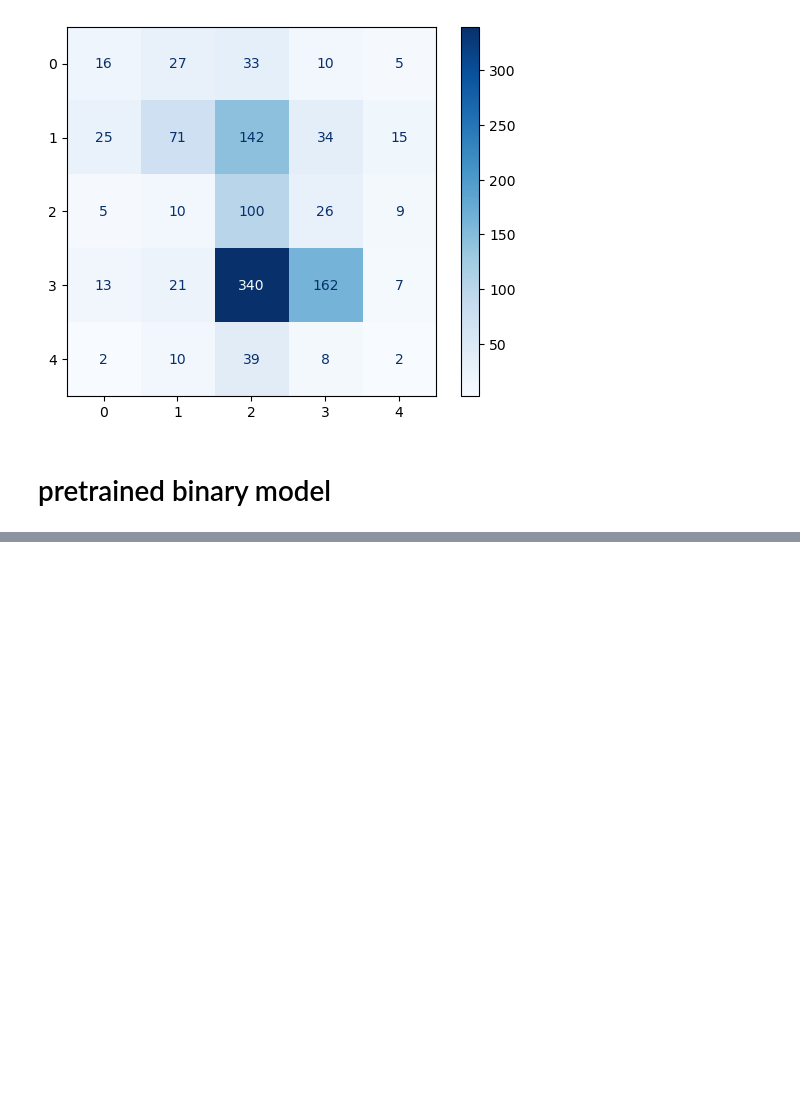
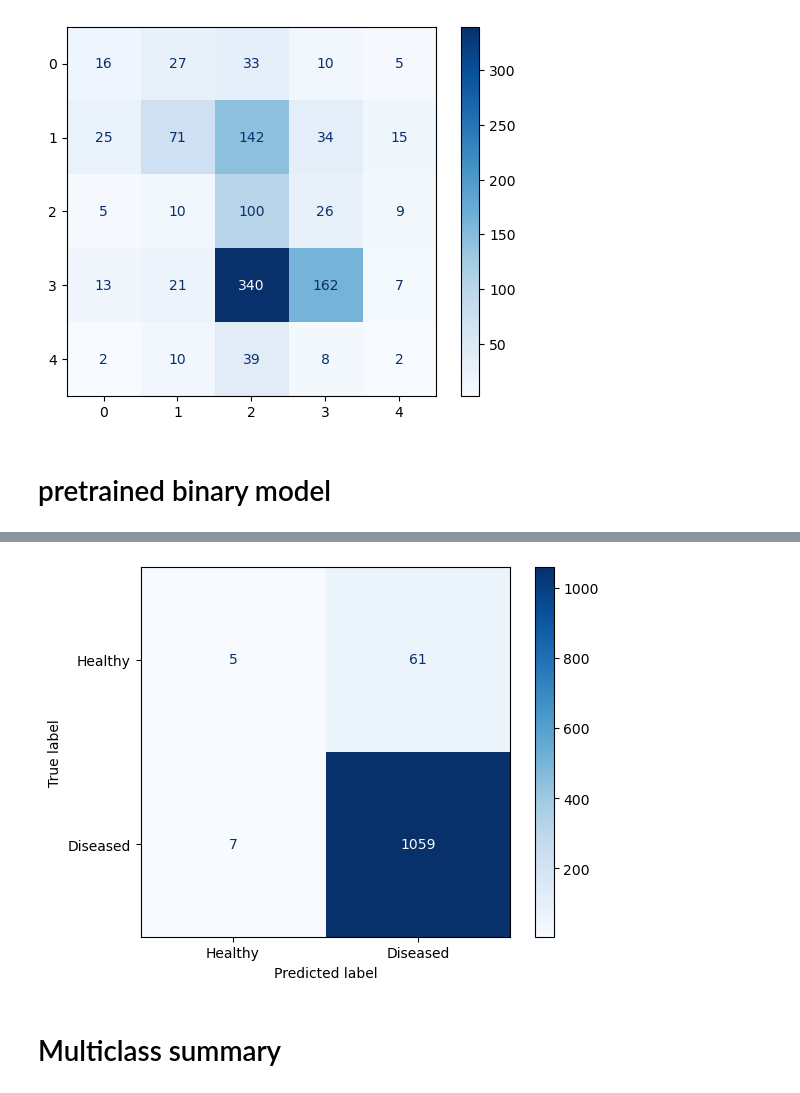
Before and after one commit to lalynjay/cassava_classification, a Jupyter notebook: best_models.ipynb, the cells around one changed output, grey strips where cells are left out. Cells and saved outputs as stored; diff of their text form; code cells hidden in the pictures; blank space fills up the shorter version.

```diff
--- a/best_models.ipynb
+++ b/best_models.ipynb
@@ -1146,0 +824,10 @@ weighted avg       0.90      0.92      0.91      1132
+# %%
+#confusion_matrix(y_test.values.argmax(axis=1), predictions.argmax(axis=1))
+
+cnf_matrix = confusion_matrix(all_cnn_binary_test_labels.values.argmax(axis=1), y_pred.argmax(axis=1))
+disp = ConfusionMatrixDisplay(confusion_matrix=cnf_matrix, display_labels=all_cnn_binary_test_labels)
+disp.plot(cmap=plt.cm.Blues);
+# %% [output]
+[figure, added]
+# %% [markdown]
+# Multiclass summary
```
Also changed, not shown: parts of 95 cells of this notebook, 2 other files.
